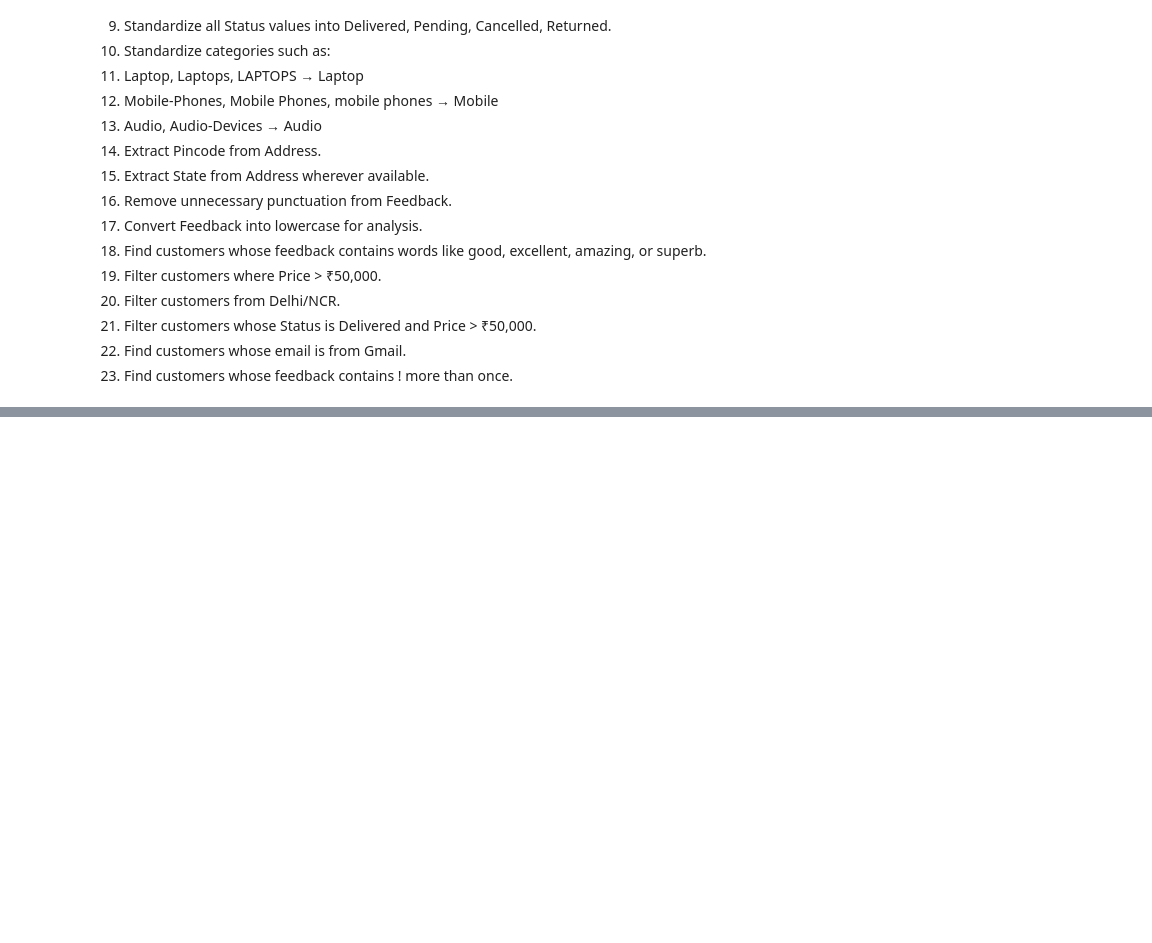
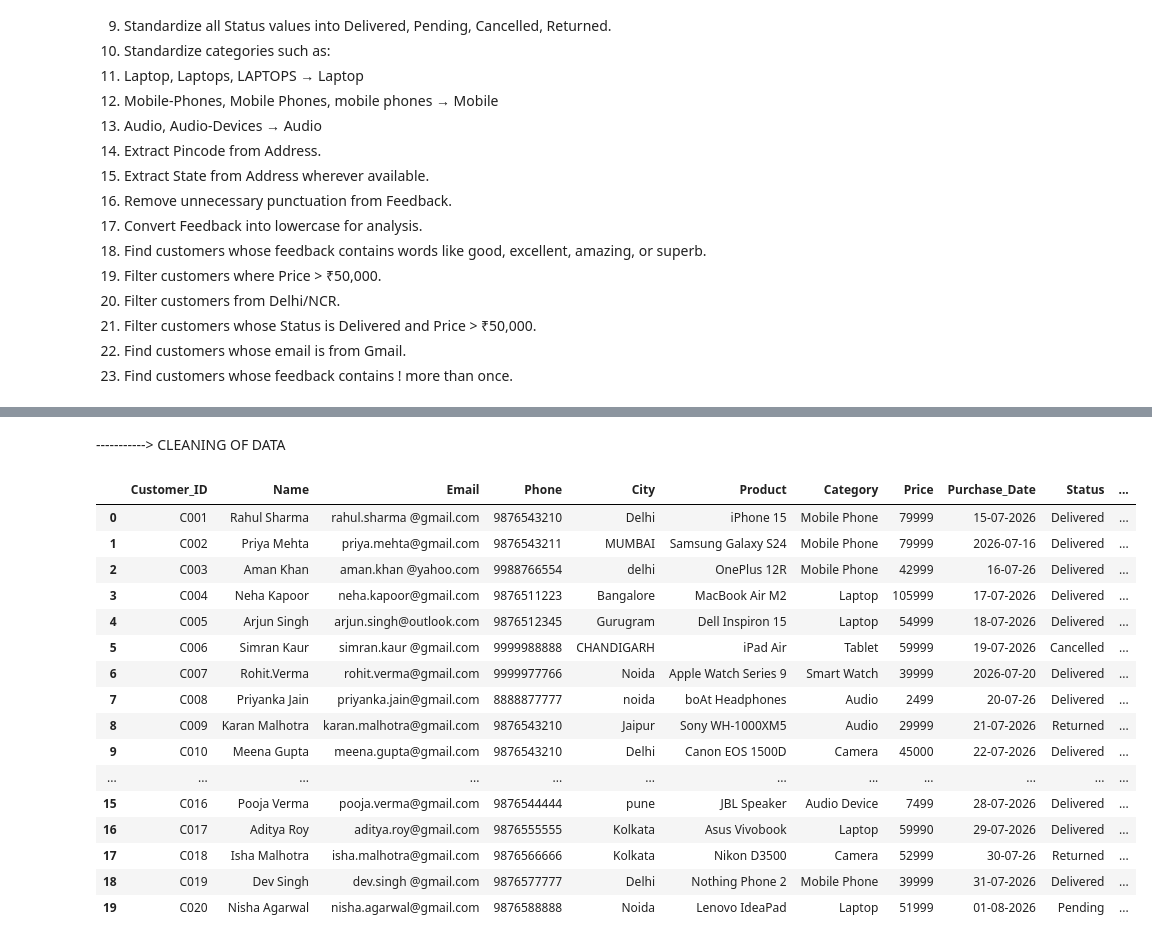
Before and after one commit to sushantchoudhary-ai/python, a Jupyter notebook: pandas.ipynb, the cells around one changed output, grey strips where cells are left out. Drawn from its saved outputs; the diff is of its cells as text; code cells hidden in the pictures; blank space fills up the shorter version.

```diff
--- a/pandas.ipynb
+++ b/pandas.ipynb
@@ -1720,3 +1720,38 @@ df
 | 17 | C018 | Isha Malhotra | isha.malhotra@gmail.com | 98765-66666 | Kolkata | Nikon D3500 | CAMERA | ₹52,999/- | 30-07-26 | Returned | ... |
 | 18 | C019 | dev singh | dev.singh @gmail.com | +91-98765-77777 | Delhi | Nothing Phone 2 | Mobile Phones | ₹39,999 | 31-07-2026 | delivered | ... |
 | 19 | C020 | Nisha Agarwal | nisha.agarwal@gmail.com | 98765 88888 | Noida | Lenovo IdeaPad | Laptops | ₹51,999 | 01-08-2026 | Pending | ... |
+# %% [markdown]
+----------->   CLEANING OF DATA
+# %%
+df['Name']=df['Name'].str.strip().str.title() #removing leading and trailing spaces and changing the name column to title case
+df['City']=df['City'].str.strip()
+df['Product']=df['Product'].str.strip()
+df['Status']=df['Status'].str.strip()
+df['Email']=df['Email'].str.lower()
+df['Email']=df['Email'].str.split().str.join(' ')
+df['Phone']=df['Phone'].str.split('-').str.join('').str.split().str.join('').str.replace('(','').str.replace(')','').str.replace('.','').str.replace(' ','').str.replace('+91','').str.replace('91','')
+df['Price'] = df['Price'].str.replace('₹', '').str.replace(',', '').str.replace('/-', '').str.replace('Rs.', '').str.strip()
+df['Purchase_Date']=df["Purchase_Date"].str.split('/').str.join('-').str.split('-').str.join('-')
+df['Purchase_Date']=df['Purchase_Date'].str.replace('Jul','07').str.replace('Aug','08')
+df['Status']=df['Status'].str.title()
+df['Category']=df['Category'].str.strip("s ").str.title().str.split('-').str.join(" ")
+df['Feedback']=df['Feedback'].str.strip("!.@:()").str.lower().str.split().str.join(" ")
+df
+# %% [output]
+|  | Customer_ID | Name | Email | Phone | City | Product | Category | Price | Purchase_Date | Status | ... |
+| 0 | C001 | Rahul Sharma | rahul.sharma @gmail.com | 9876543210 | Delhi | iPhone 15 | Mobile Phone | 79999 | 15-07-2026 | Delivered | ... |
+| 1 | C002 | Priya Mehta | priya.mehta@gmail.com | 9876543211 | MUMBAI | Samsung Galaxy S24 | Mobile Phone | 79999 | 2026-07-16 | Delivered | ... |
+| 2 | C003 | Aman Khan | aman.khan @yahoo.com | 9988766554 | delhi | OnePlus 12R | Mobile Phone | 42999 | 16-07-26 | Delivered | ... |
+| 3 | C004 | Neha Kapoor | neha.kapoor@gmail.com | 9876511223 | Bangalore | MacBook Air M2 | Laptop | 105999 | 17-07-2026 | Delivered | ... |
+| 4 | C005 | Arjun Singh | arjun.singh@outlook.com | 9876512345 | Gurugram | Dell Inspiron 15 | Laptop | 54999 | 18-07-2026 | Delivered | ... |
+| 5 | C006 | Simran Kaur | simran.kaur @gmail.com | 9999988888 | CHANDIGARH | iPad Air | Tablet | 59999 | 19-07-2026 | Cancelled | ... |
+| 6 | C007 | Rohit.Verma | rohit.verma@gmail.com | 9999977766 | Noida | Apple Watch Series 9 | Smart Watch | 39999 | 2026-07-20 | Delivered | ... |
+| 7 | C008 | Priyanka Jain | priyanka.jain@gmail.com | 8888877777 | noida | boAt Headphones | Audio | 2499 | 20-07-26 | Delivered | ... |
+| 8 | C009 | Karan Malhotra | karan.malhotra@gmail.com | 9876543210 | Jaipur | Sony WH-1000XM5 | Audio | 29999 | 21-07-2026 | Returned | ... |
+| 9 | C010 | Meena Gupta | meena.gupta@gmail.com | 9876543210 | Delhi | Canon EOS 1500D | Camera | 45000 | 22-07-2026 | Delivered | ... |
+| ... | ... | ... | ... | ... | ... | ... | ... | ... | ... | ... | ... |
+| 15 | C016 | Pooja Verma | pooja.verma@gmail.com | 9876544444 | pune | JBL Speaker | Audio Device | 7499 | 28-07-2026 | Delivered | ... |
+| 16 | C017 | Aditya Roy | aditya.roy@gmail.com | 9876555555 | Kolkata | Asus Vivobook | Laptop | 59990 | 29-07-2026 | Delivered | ... |
+| 17 | C018 | Isha Malhotra | isha.malhotra@gmail.com | 9876566666 | Kolkata | Nikon D3500 | Camera | 52999 | 30-07-26 | Returned | ... |
+| 18 | C019 | Dev Singh | dev.singh @gmail.com | 9876577777 | Delhi | Nothing Phone 2 | Mobile Phone | 39999 | 31-07-2026 | Delivered | ... |
+| 19 | C020 | Nisha Agarwal | nisha.agarwal@gmail.com | 9876588888 | Noida | Lenovo IdeaPad | Laptop | 51999 | 01-08-2026 | Pending | ... |
```
Also changed, not shown: parts of 3 cells of this notebook.
